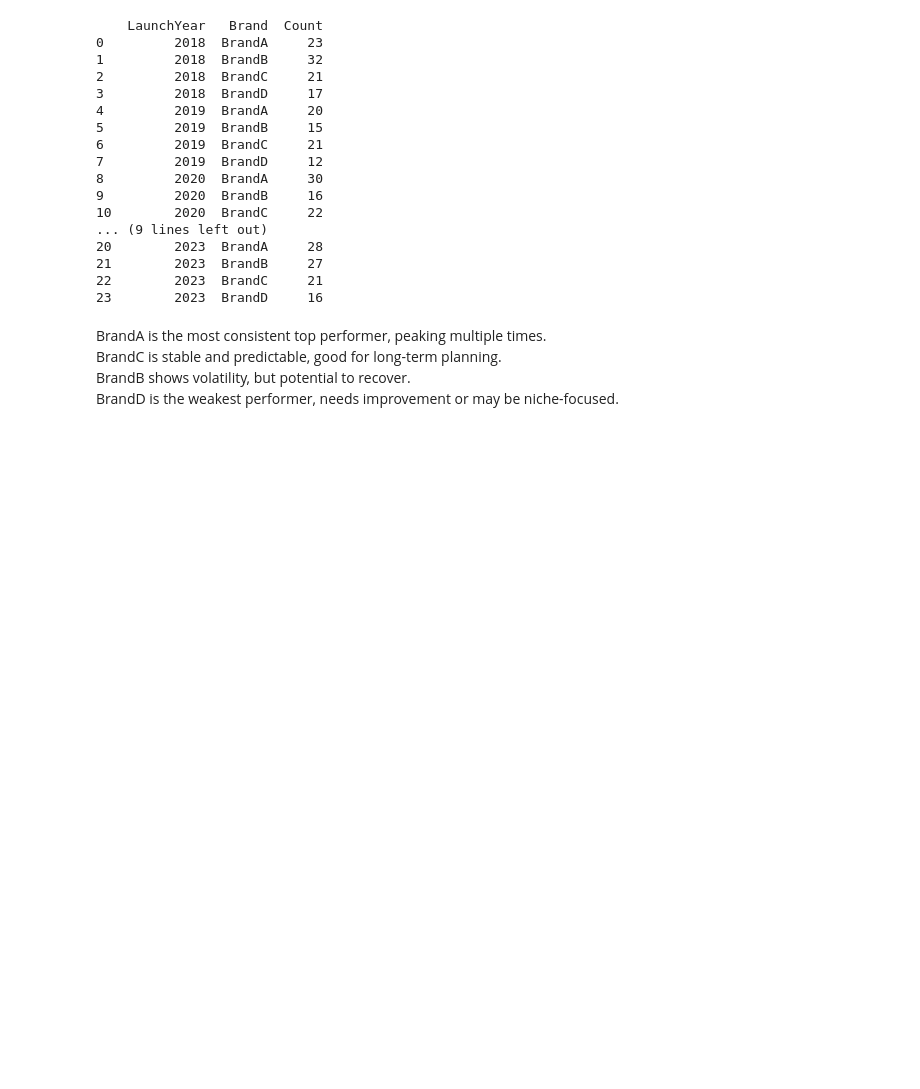
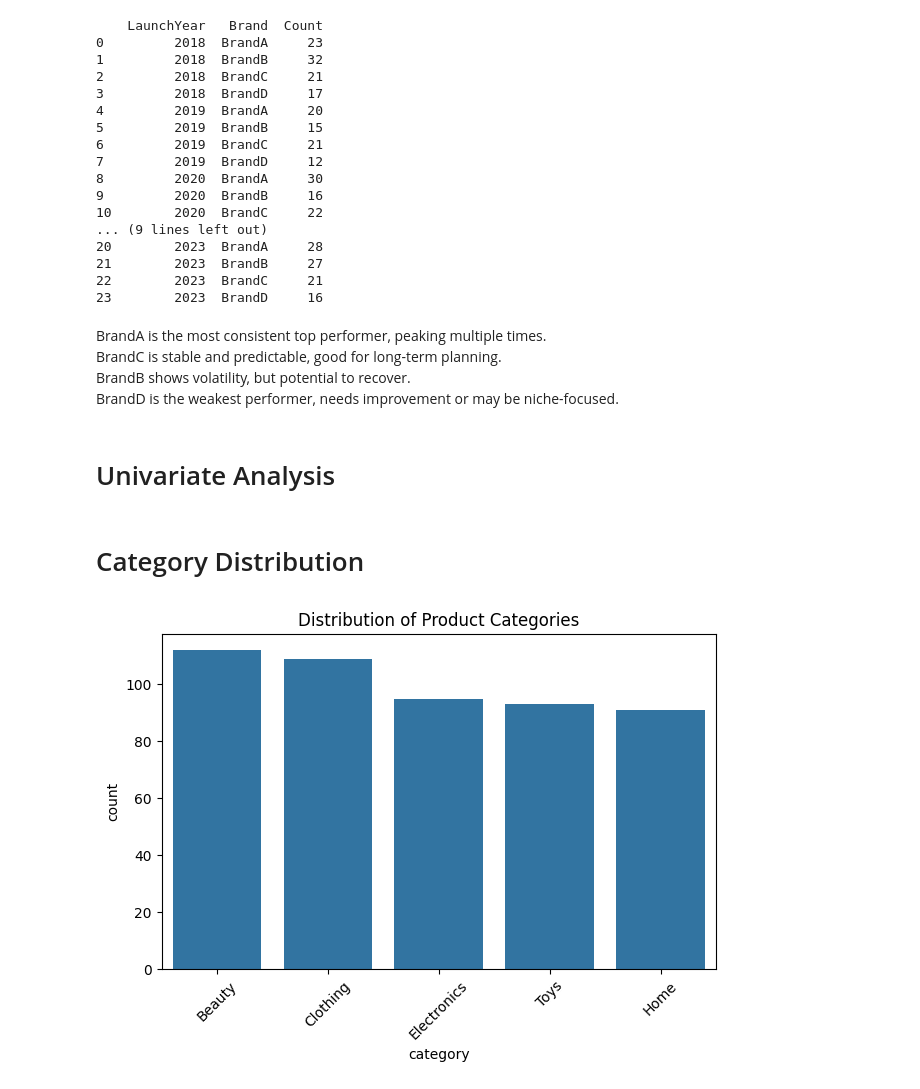
Before and after one commit to sachinn854/Product-Demand-Forecasting, a Jupyter notebook: EDA/product_info.ipynb, the cells around one changed output. Saved outputs shown, nothing was run; the diff lists cells and outputs as text; code cells hidden in the pictures; blank space fills up the shorter version.

Commit message:
Product Info EDA Completed

```diff
--- a/EDA/product_info.ipynb
+++ b/EDA/product_info.ipynb
@@ -337,3 +328,18 @@ BrandA is the most consistent top performer, peaking multiple times. <br>
 BrandC is stable and predictable, good for long-term planning.<br>
 BrandB shows volatility, but potential to recover.<br>
 BrandD is the weakest performer, needs improvement or may be niche-focused.<br>
+# %%
+df.columns = df.columns.str.strip().str.lower().str.replace('(', '').str.replace(')', '')
+# Now columns like 'Weight(kg)' → 'weightkg', 'Warranty(years)' → 'warrantyyears'
+# %% [markdown]
+# Univariate Analysis
+# %% [markdown]
+# Category Distribution
+# %%
+sns.countplot(data=df, x='category', order=df['category'].value_counts().index)
+plt.title("Distribution of Product Categories")
+plt.xticks(rotation=45)
+plt.tight_layout()
+plt.show()
+# %% [output]
+[figure, added]
```
Also changed, not shown: parts of 17 cells of this notebook.
